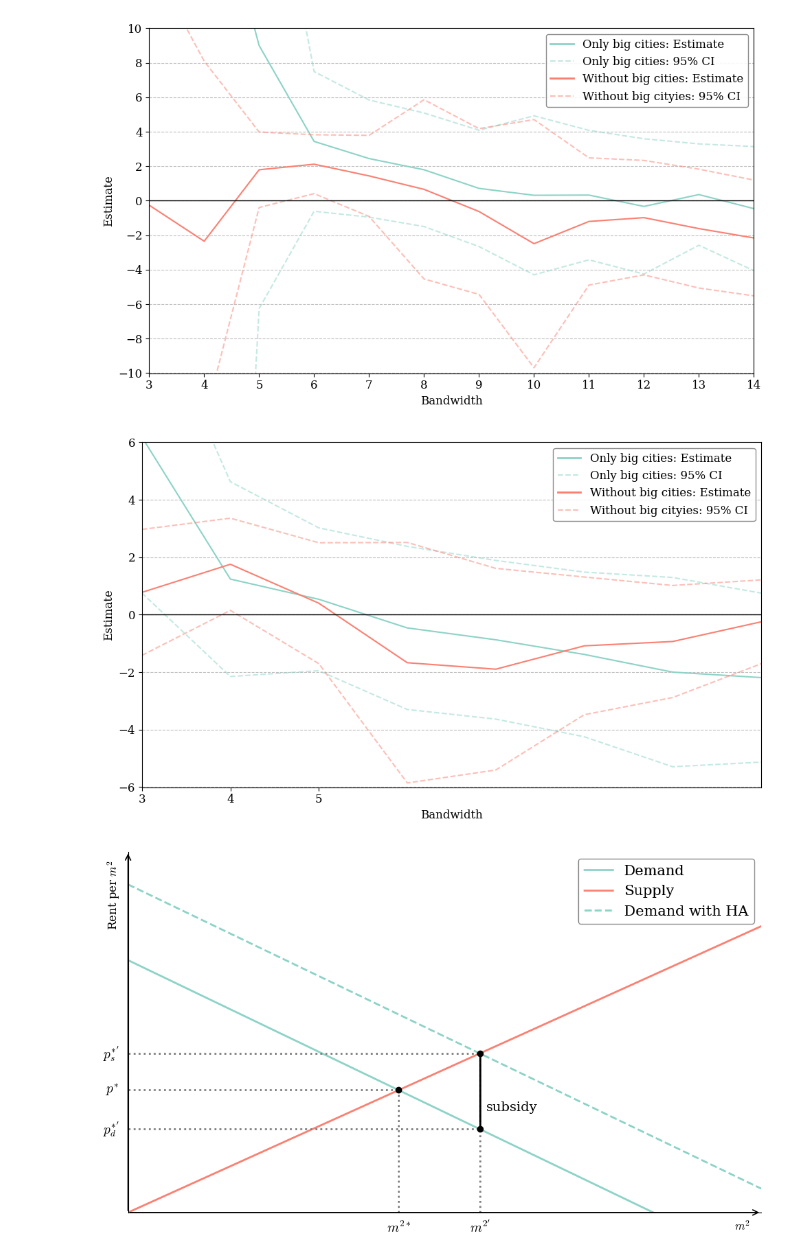
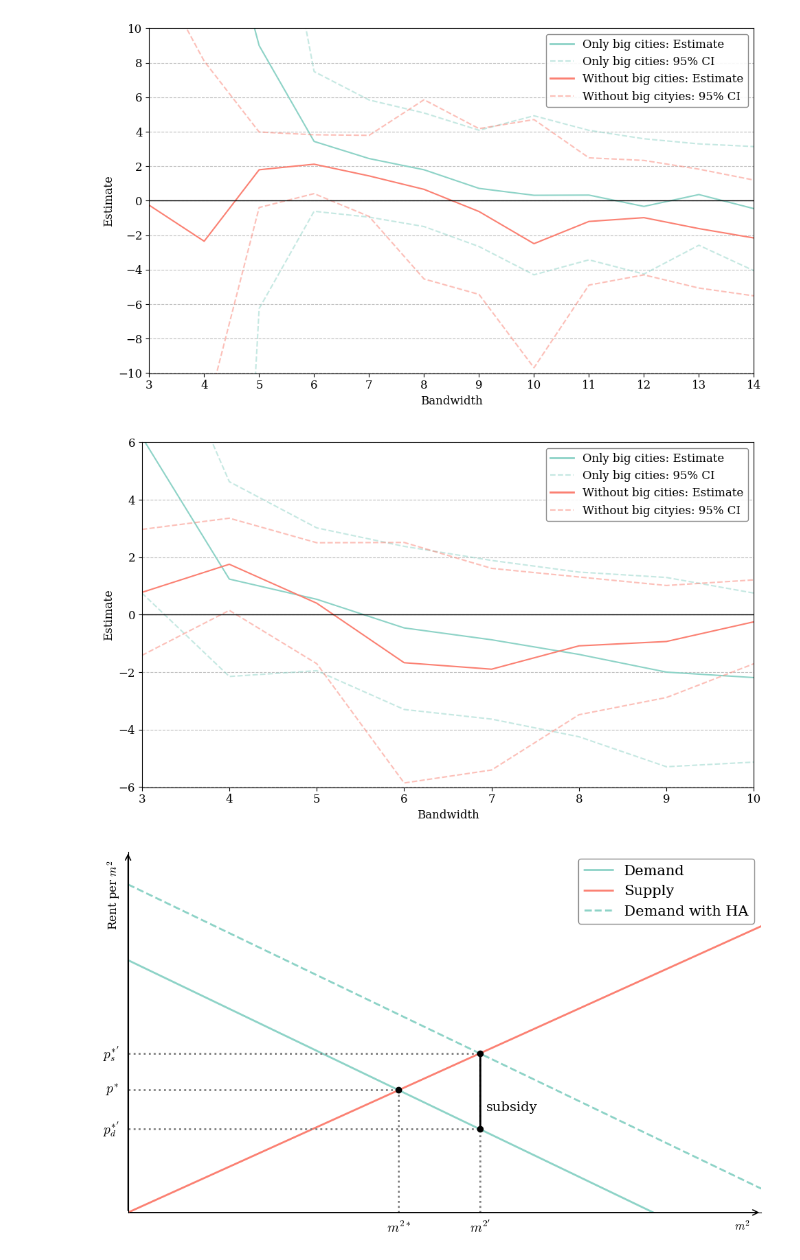
Before and after one commit to HansHoltenAndersen/Bachelor, a Jupyter notebook: Plots.ipynb, the cells around one changed output. Saved outputs shown, nothing was run; the diff lists cells and outputs as text; code cells hidden in the pictures.

Commit message:
Updated some more of the tables and figures

```diff
--- a/Plots.ipynb
+++ b/Plots.ipynb
@@ -1069,35 +1069,35 @@ storby_est = mlines.Line2D([], [], color=colors[0], label='Only big cities: Esti
 storby_ci  = mlines.Line2D([], [], color=colors[0], linestyle='--', alpha=alph, label='Only big cities: 95% CI')
 
 u_storby_est = mlines.Line2D([], [], color=colors[1], label='Without big cities: Estimate', lw=2)
 u_storby_ci  = mlines.Line2D([], [], color=colors[1], linestyle='--', alpha=alph, label='Without big cityies: 95% CI')
 
 plt.legend(handles=[storby_est, storby_ci, u_storby_est, u_storby_ci],
            frameon=True, edgecolor='gray', facecolor='white', framealpha=0.9)
 
 
 # Formatting
 #plt.title("Plot for storbyer og uden storbyer")
 plt.xlabel('Bandwidth')
 plt.ylabel('Estimate')
 
 #Y-axis ticks
 plt.yticks(np.arange(-6, 6.01, 2))
 plt.ylim(-6.01,6)
 
 #X-axis ticks
-plt.xticks(np.arange(3, 5.01, 1))
+plt.xticks(np.arange(3, 10.01, 1))
 plt.xlim(3, 10)
 
 # only horizontal lines
 plt.grid(axis='x')
 
 plt.tight_layout()
 plt.savefig('plots/Cities lin bw.png')
 plt.show()
 
 #Save figur in the plots folder with the name Torben
 # %% [output]
-[figure, old version]
+[figure, new version]
 # %%
 # Subsidy Incidence Diagram — equilibrium shifted left
 
```
Also changed, not shown: 7 other files.
